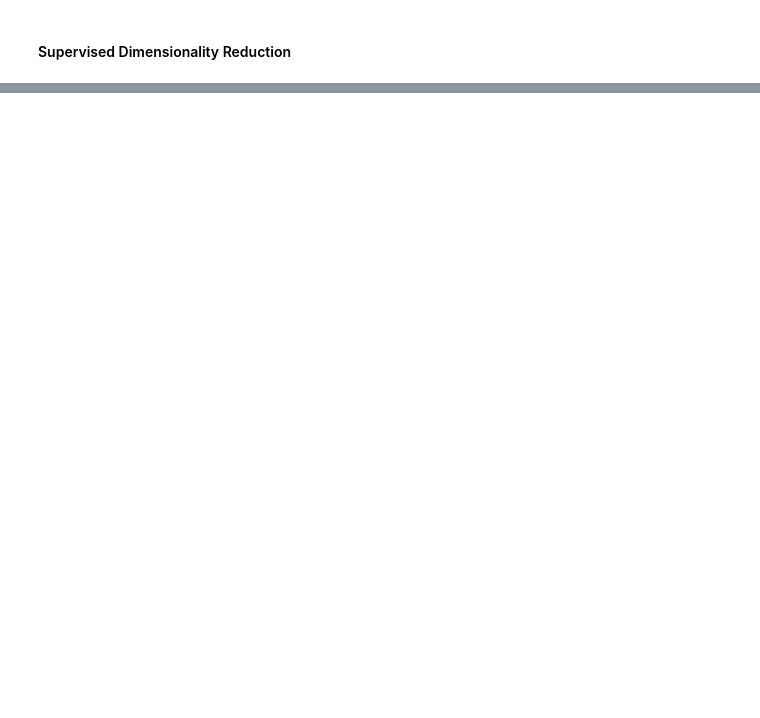
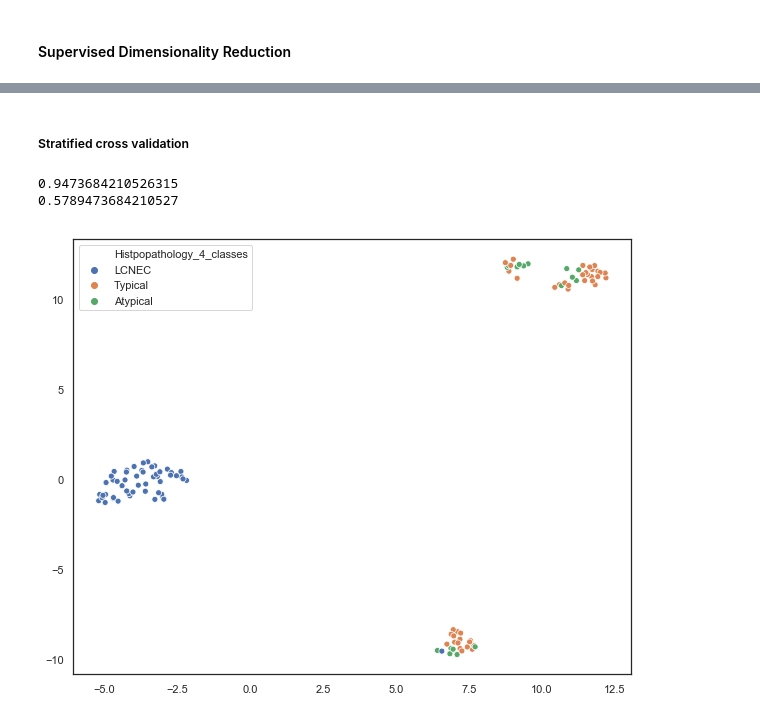
Before and after one commit to emathian/pulmonary_carcinoid, a Jupyter notebook: pulmonary_carcinoids/pulmonary_carcinoids_CODE/comparaison_maps/umap_learn.ipynb, the cells around one changed output, grey strips where cells are left out. Cells and saved outputs as stored; diff of their text form; code cells hidden in the pictures; blank space fills up the shorter version.

```diff
--- a/pulmonary_carcinoids/pulmonary_carcinoids_CODE/comparaison_maps/umap_learn.ipynb
+++ b/pulmonary_carcinoids/pulmonary_carcinoids_CODE/comparaison_maps/umap_learn.ipynb
@@ -117,0 +196,27 @@ plt.show()
+# %% [markdown]
+##### Stratified cross validation
+# %%
+CV = train_test_split(lv_50_data,lv_50_type,lv_50_type )
+# %%
+X_train = CV[0]
+X_test = CV[1]
+y_train = CV[2]
+y_test = CV[3]
+# %%
+knn = KNeighborsClassifier().fit(X_train, y_train)
+svc = SVC().fit(X_train, y_train)
+# %%
+knn.fit(X_train, y_train)
+pred = knn.predict(X_test)
+print(knn.score(X_test, y_test))
+print(svc.score(X_test, y_test))
+# %% [output]
+0.9473684210526315
+0.5789473684210527
+# %%
+trans = umap.UMAP().fit(X_train)
+sns.set(style='white', rc={'figure.figsize':(10,8)})
+sns.scatterplot(x=trans.embedding_[:, 0], y=trans.embedding_[:, 1],  hue=y_train)
+plt.show()
+# %% [output]
+[figure, added]
```
Also changed, not shown: parts of 31 cells of this notebook.
